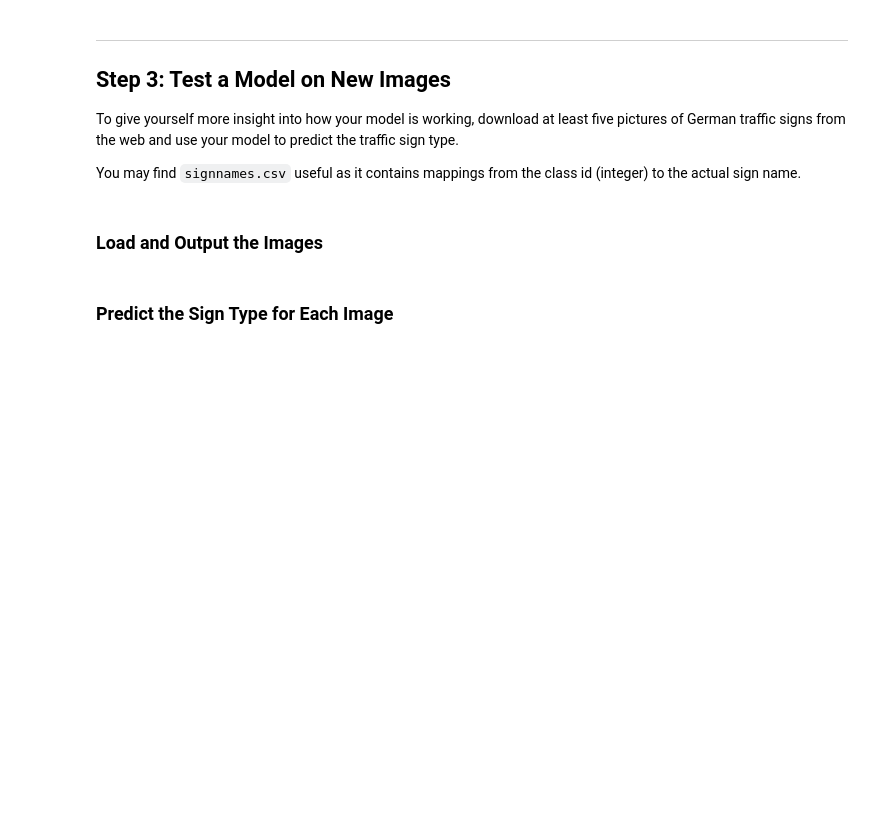
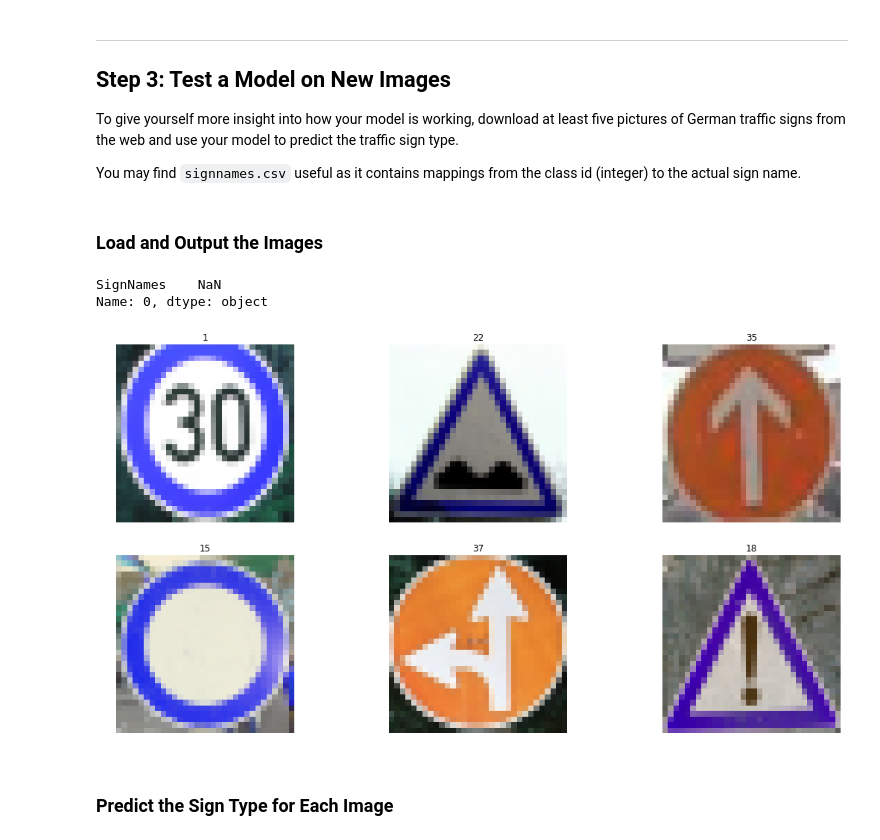
Before and after one commit to gdangelo/CarND-Traffic-Sign-Classifier-Project, a Jupyter notebook: Traffic_Sign_Classifier.ipynb, the cells around one changed output. Cells and saved outputs as stored; diff of their text form; code cells hidden in the pictures; blank space fills up the shorter version.

Commit message:
feat: Load and print new images

```diff
--- a/Traffic_Sign_Classifier.ipynb
+++ b/Traffic_Sign_Classifier.ipynb
@@ -520,3 +517,32 @@ You may find `signnames.csv` useful as it contains mappings from the class id (i
+# %%
+### Load the images and plot them here.
+import os
+filenames = os.listdir('images/')
+
+# Images
+X_new_test = []
+for fn in filenames:
+    X_new_test.append(cv2.imread('images/' + fn))
+# Labels
+y_new_test = np.array([1, 22, 35, 15, 37, 18])
+
+# Plot images
+nrows = 2
+ncols = 3
+fig = plt.figure(figsize=(16,8))
+for i in range(nrows*ncols):
+    ax = fig.add_subplot(nrows, ncols, i+1)
+    ax.imshow(X_new_test[i])
+    ax.set_title(y_new_test[i])
+    ax.axis('off')
+
+plt.tight_layout()
+
+print(label_names.ix[0, ['SignNames']])
+# %% [output]
+SignNames    NaN
+Name: 0, dtype: object
+[figure, added]
 # %% [markdown]
 ### Predict the Sign Type for Each Image
 # %%
```
Also changed, not shown: parts of 3 cells of this notebook, 6 other files.
